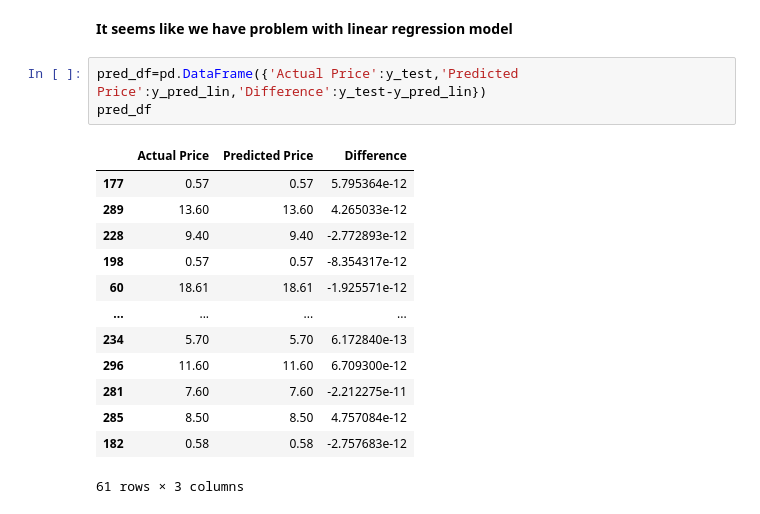
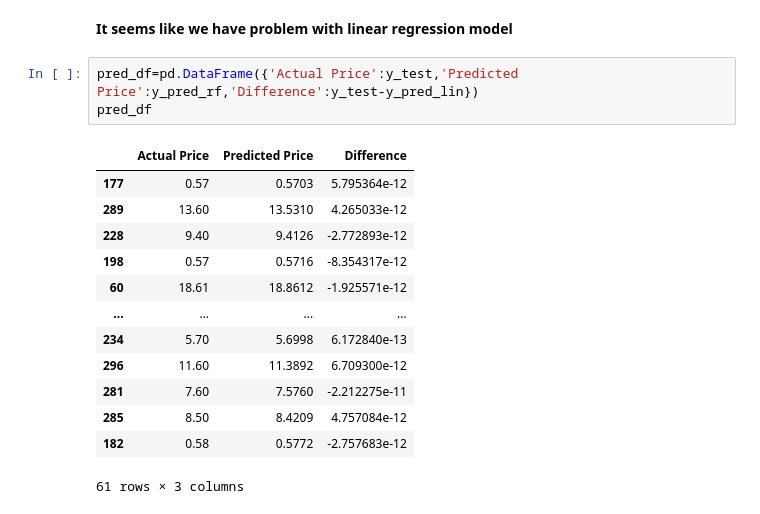
Before and after one commit to alibelhrak/CodeAlpha_Car_Price_Prediction, a Jupyter notebook: CodeAlpha_Car_Price_orediction.ipynb, the cells around one changed output. Saved outputs shown, nothing was run; the diff lists cells and outputs as text.

```diff
--- a/CodeAlpha_Car_Price_orediction.ipynb
+++ b/CodeAlpha_Car_Price_orediction.ipynb
@@ -177,19 +177,19 @@ Linear Regression MSE :  5.518962535871511e-23
 # %% [markdown]
 **It seems like we have problem with linear regression model**
 # %%
-pred_df=pd.DataFrame({'Actual Price':y_test,'Predicted Price':y_pred_lin,'Difference':y_test-y_pred_lin})
+pred_df=pd.DataFrame({'Actual Price':y_test,'Predicted Price':y_pred_rf,'Difference':y_test-y_pred_lin})
 pred_df
 # %% [output]
 |  | Actual Price | Predicted Price | Difference |
-| 177 | 0.57 | 0.57 | 5.795364e-12 |
-| 289 | 13.60 | 13.60 | 4.265033e-12 |
-| 228 | 9.40 | 9.40 | -2.772893e-12 |
-| 198 | 0.57 | 0.57 | -8.354317e-12 |
-| 60 | 18.61 | 18.61 | -1.925571e-12 |
+| 177 | 0.57 | 0.5703 | 5.795364e-12 |
+| 289 | 13.60 | 13.5310 | 4.265033e-12 |
+| 228 | 9.40 | 9.4126 | -2.772893e-12 |
+| 198 | 0.57 | 0.5716 | -8.354317e-12 |
+| 60 | 18.61 | 18.8612 | -1.925571e-12 |
 | ... | ... | ... | ... |
-| 234 | 5.70 | 5.70 | 6.172840e-13 |
-| 296 | 11.60 | 11.60 | 6.709300e-12 |
-| 281 | 7.60 | 7.60 | -2.212275e-11 |
-| 285 | 8.50 | 8.50 | 4.757084e-12 |
-| 182 | 0.58 | 0.58 | -2.757683e-12 |
+| 234 | 5.70 | 5.6998 | 6.172840e-13 |
+| 296 | 11.60 | 11.3892 | 6.709300e-12 |
+| 281 | 7.60 | 7.5760 | -2.212275e-11 |
+| 285 | 8.50 | 8.4209 | 4.757084e-12 |
+| 182 | 0.58 | 0.5772 | -2.757683e-12 |
 61 rows × 3 columns
```
Also changed, not shown: parts of 1 cell of this notebook.
